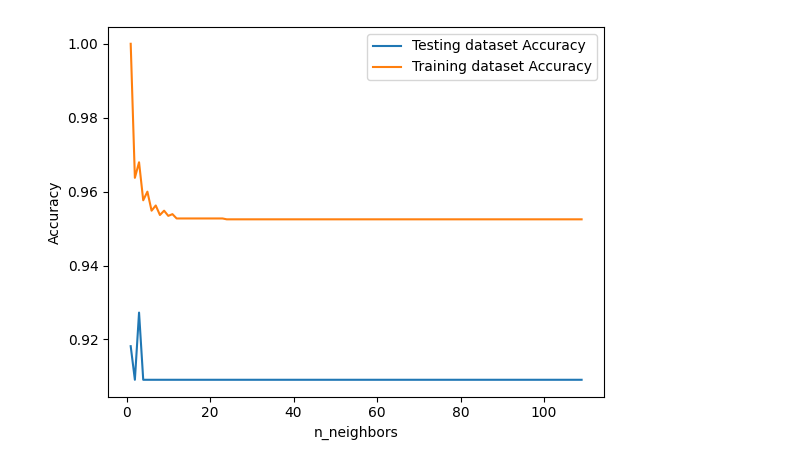
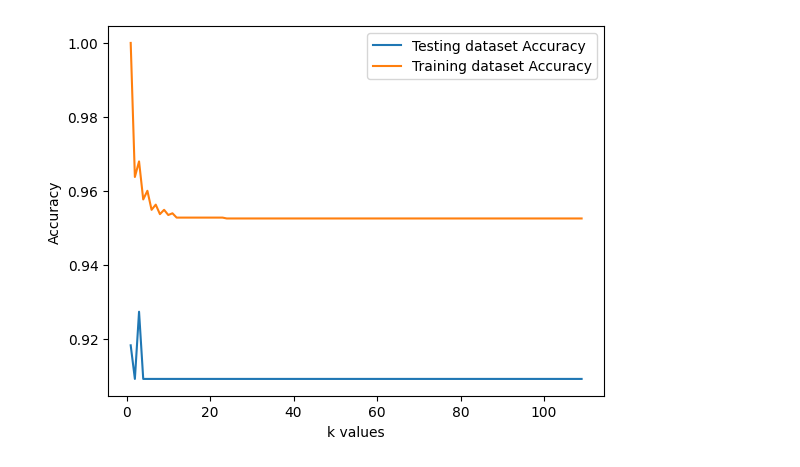
Before and after one commit to BrutonStrange/CS3540-final-project, a Jupyter notebook: KNNWork.ipynb, the cells around one changed output. Saved outputs shown, nothing was run; the diff lists cells and outputs as text; code cells hidden in the pictures.

```diff
--- a/KNNWork.ipynb
+++ b/KNNWork.ipynb
@@ -94,10 +94,10 @@ for i, k in enumerate(neighbors):
 # %%
 # Plot
 plt.plot(neighbors, test_accuracy, label = "Testing dataset Accuracy")
 plt.plot(neighbors, train_accuracy, label = "Training dataset Accuracy")
 plt.legend()
-plt.xlabel("n_neighbors")
+plt.xlabel("k values")
 plt.ylabel("Accuracy")
 plt.show()
 # %% [output]
-[figure, old version]
+[figure, new version]
```
Also changed, not shown: parts of 2 cells of this notebook.
